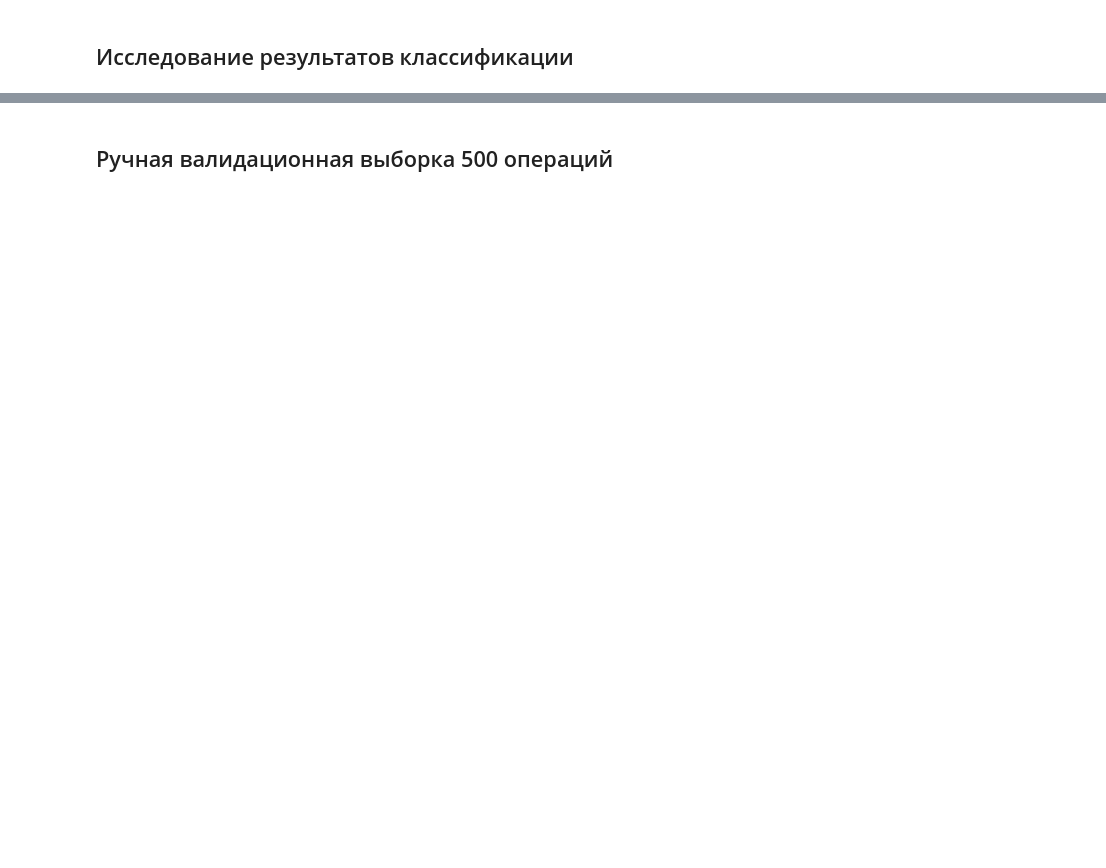
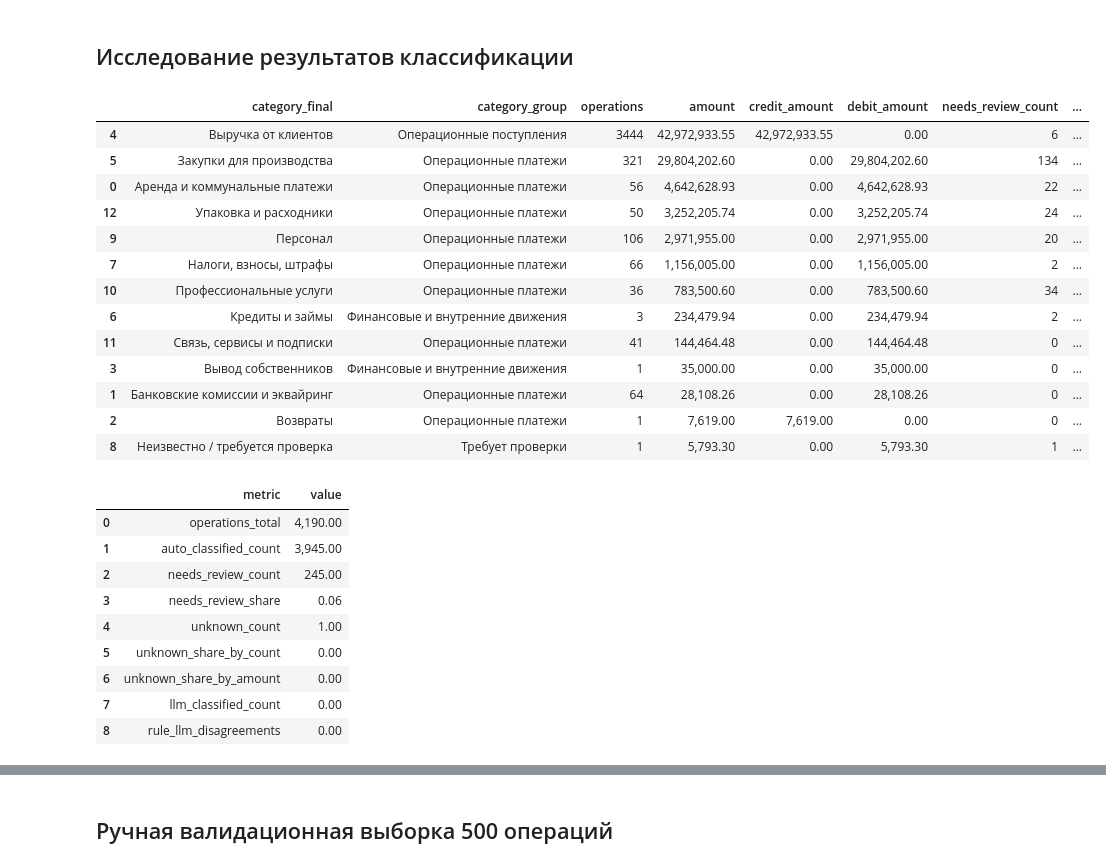
Before and after one commit to Kruasanya/sladkiy_gorodok, a Jupyter notebook: Исследование разметки транзакций/01_Исследование_классификации_банковских_операций.ipynb, the cells around one changed output, grey strips where cells are left out. Drawn from its saved outputs; the diff is of its cells as text; code cells hidden in the pictures; blank space fills up the shorter version.

```diff
--- a/Исследование разметки транзакций/01_Исследование_классификации_банковских_операций.ipynb
+++ b/Исследование разметки транзакций/01_Исследование_классификации_банковских_операций.ipynb
@@ -900,35 +1036,58 @@ category_summary = (
         operations=('operation_id', 'size'),
         amount=('amount', 'sum'),
         credit_amount=('amount', lambda values: values[bank.loc[values.index, 'operation_type'].eq('credit')].sum()),
         debit_amount=('amount', lambda values: values[bank.loc[values.index, 'operation_type'].eq('debit')].sum()),
         needs_review_count=('needs_review', 'sum'),
         avg_confidence=('category_confidence', 'mean'),
     )
     .reset_index()
     .sort_values('amount', ascending=False)
 )
-category_summary.to_csv(OUTPUTS_DIR / 'category_summary.csv', index=False)
 display(category_summary)
 
 quality_report = pd.DataFrame({
     'metric': [
         'operations_total', 'auto_classified_count', 'needs_review_count', 'needs_review_share',
         'unknown_count', 'unknown_share_by_count', 'unknown_share_by_amount', 'llm_classified_count', 'rule_llm_disagreements'
     ],
     'value': [
         len(bank),
         int((~bank['needs_review']).sum()),
         int(bank['needs_review'].sum()),
         float(bank['needs_review'].mean()),
         int(bank['category_final'].eq(UNKNOWN_CATEGORY).sum()),
         float(bank['category_final'].eq(UNKNOWN_CATEGORY).mean()),
         float(bank.loc[bank['category_final'].eq(UNKNOWN_CATEGORY), 'amount'].sum() / max(bank['amount'].sum(), 1)),
         int(bank['llm_confidence'].gt(0).sum()),
         len(classification_disagreements),
     ]
 })
-quality_report.to_csv(OUTPUTS_DIR / 'category_quality_report.csv', index=False)
 display(quality_report)
+# %% [output]
+|  | category_final | category_group | operations | amount | credit_amount | debit_amount | needs_review_count | ... |
+| 4 | Выручка от клиентов | Операционные поступления | 3444 | 42,972,933.55 | 42,972,933.55 | 0.00 | 6 | ... |
+| 5 | Закупки для производства | Операционные платежи | 321 | 29,804,202.60 | 0.00 | 29,804,202.60 | 134 | ... |
+| 0 | Аренда и коммунальные платежи | Операционные платежи | 56 | 4,642,628.93 | 0.00 | 4,642,628.93 | 22 | ... |
+| 12 | Упаковка и расходники | Операционные платежи | 50 | 3,252,205.74 | 0.00 | 3,252,205.74 | 24 | ... |
+| 9 | Персонал | Операционные платежи | 106 | 2,971,955.00 | 0.00 | 2,971,955.00 | 20 | ... |
+| 7 | Налоги, взносы, штрафы | Операционные платежи | 66 | 1,156,005.00 | 0.00 | 1,156,005.00 | 2 | ... |
+| 10 | Профессиональные услуги | Операционные платежи | 36 | 783,500.60 | 0.00 | 783,500.60 | 34 | ... |
+| 6 | Кредиты и займы | Финансовые и внутренние движения | 3 | 234,479.94 | 0.00 | 234,479.94 | 2 | ... |
+| 11 | Связь, сервисы и подписки | Операционные платежи | 41 | 144,464.48 | 0.00 | 144,464.48 | 0 | ... |
+| 3 | Вывод собственников | Финансовые и внутренние движения | 1 | 35,000.00 | 0.00 | 35,000.00 | 0 | ... |
+| 1 | Банковские комиссии и эквайринг | Операционные платежи | 64 | 28,108.26 | 0.00 | 28,108.26 | 0 | ... |
+| 2 | Возвраты | Операционные платежи | 1 | 7,619.00 | 7,619.00 | 0.00 | 0 | ... |
+| 8 | Неизвестно / требуется проверка | Требует проверки | 1 | 5,793.30 | 0.00 | 5,793.30 | 1 | ... |
+|  | metric | value |
+| 0 | operations_total | 4,190.00 |
+| 1 | auto_classified_count | 3,945.00 |
+| 2 | needs_review_count | 245.00 |
+| 3 | needs_review_share | 0.06 |
+| 4 | unknown_count | 1.00 |
+| 5 | unknown_share_by_count | 0.00 |
+| 6 | unknown_share_by_amount | 0.00 |
+| 7 | llm_classified_count | 0.00 |
+| 8 | rule_llm_disagreements | 0.00 |
 # %%
 fig, axes = plt.subplots(2, 2, figsize=(18, 12))
 
```
Also changed, not shown: parts of 22 cells of this notebook, 21 other files.
